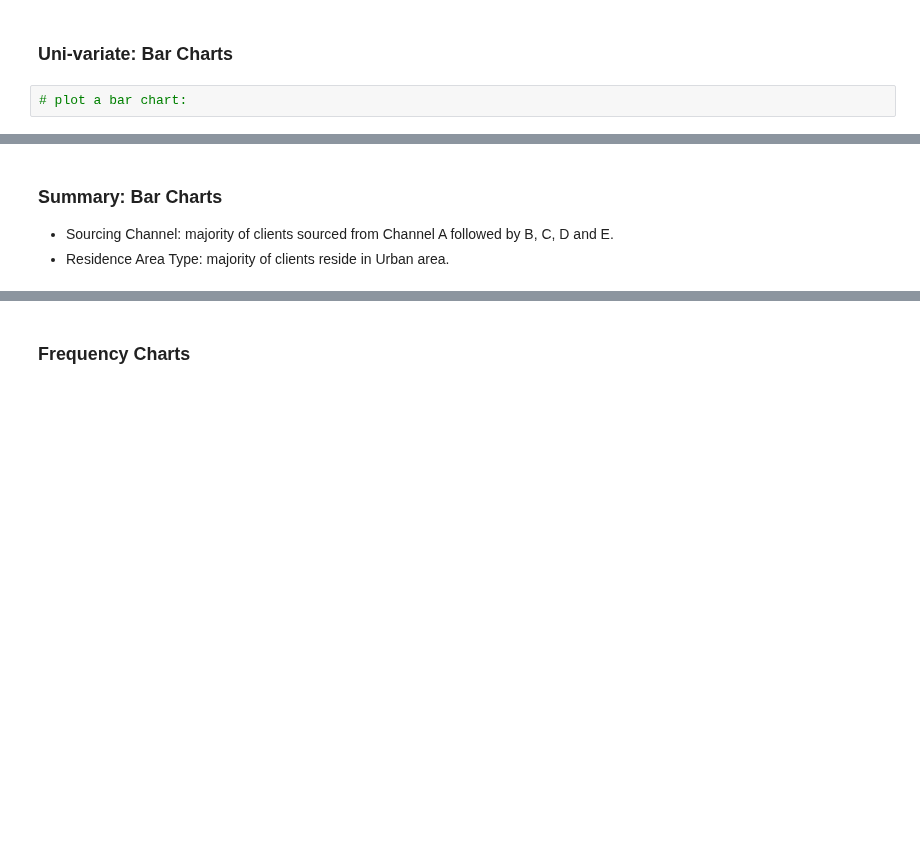
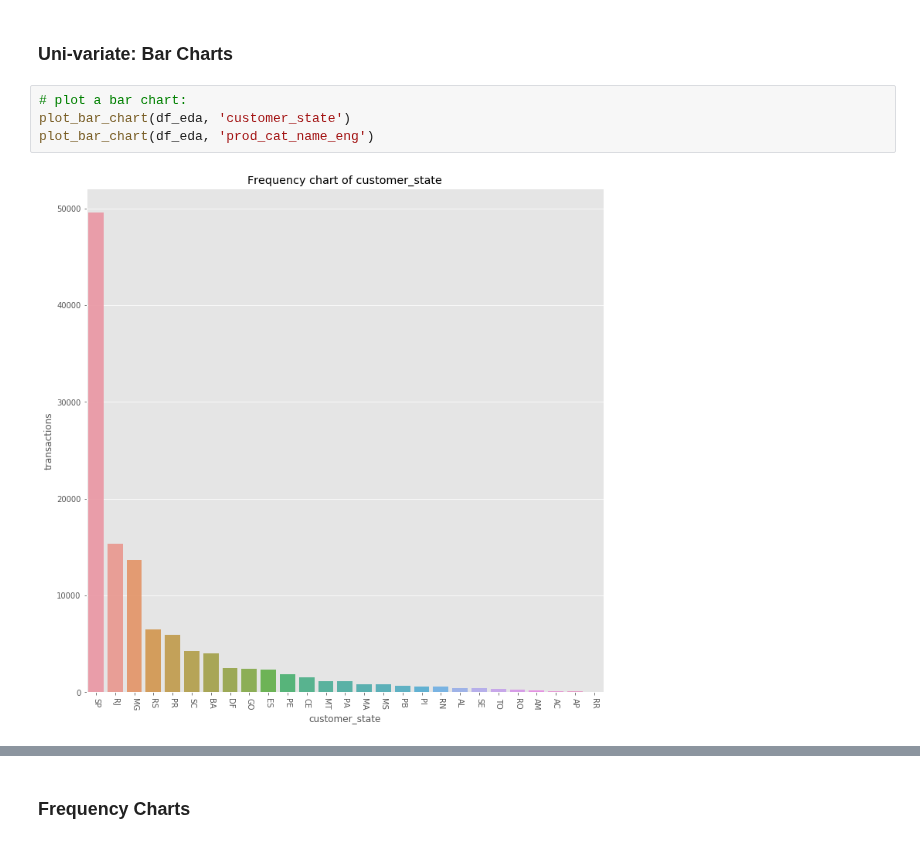
Before and after one commit to yoots88/portfolio, a Jupyter notebook: p6_olist_e_commerce/olist_pred_eda.ipynb, the cells around one changed output, grey strips where cells are left out. Saved outputs shown, nothing was run; the diff lists cells and outputs as text; blank space fills up the shorter version.

```diff
--- a/p6_olist_e_commerce/olist_pred_eda.ipynb
+++ b/p6_olist_e_commerce/olist_pred_eda.ipynb
@@ -391,3 +627,7 @@ Comparison between non-renewed vs. renewed client groups:
 ### Uni-variate: Bar Charts ###
 # %%
 # plot a bar chart:
+plot_bar_chart(df_eda, 'customer_state')
+plot_bar_chart(df_eda, 'prod_cat_name_eng')
+# %% [output]
+[figure, added]
@@ -394,4 +634,0 @@ Comparison between non-renewed vs. renewed client groups:
-# %% [markdown]
-### Summary: Bar Charts ###
-* Sourcing Channel: majority of clients sourced from Channel A followed by B, C, D and E.
-* Residence Area Type: majority of clients reside in Urban area.
```
Also changed, not shown: parts of 57 cells of this notebook, 5 other files.
